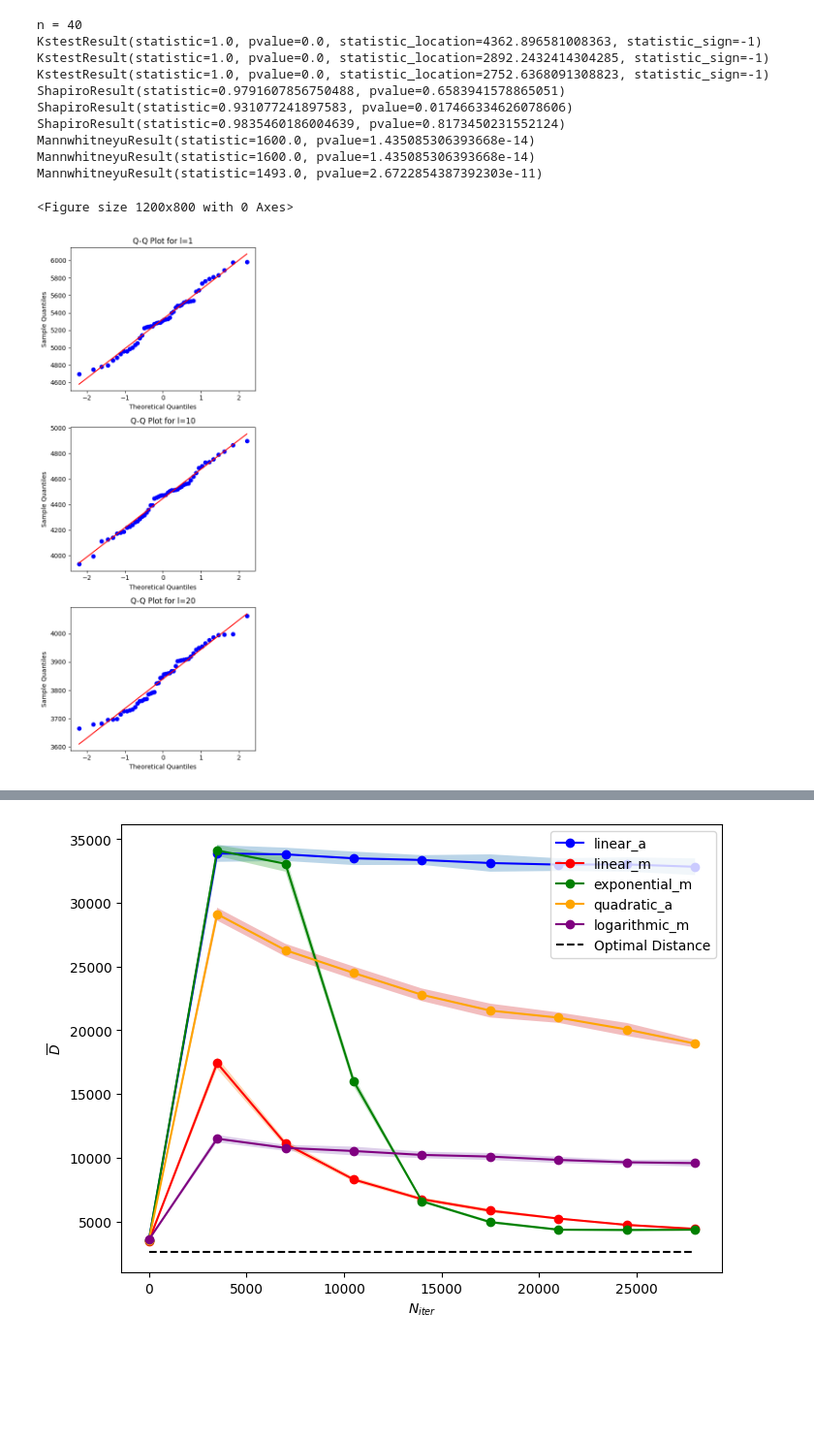
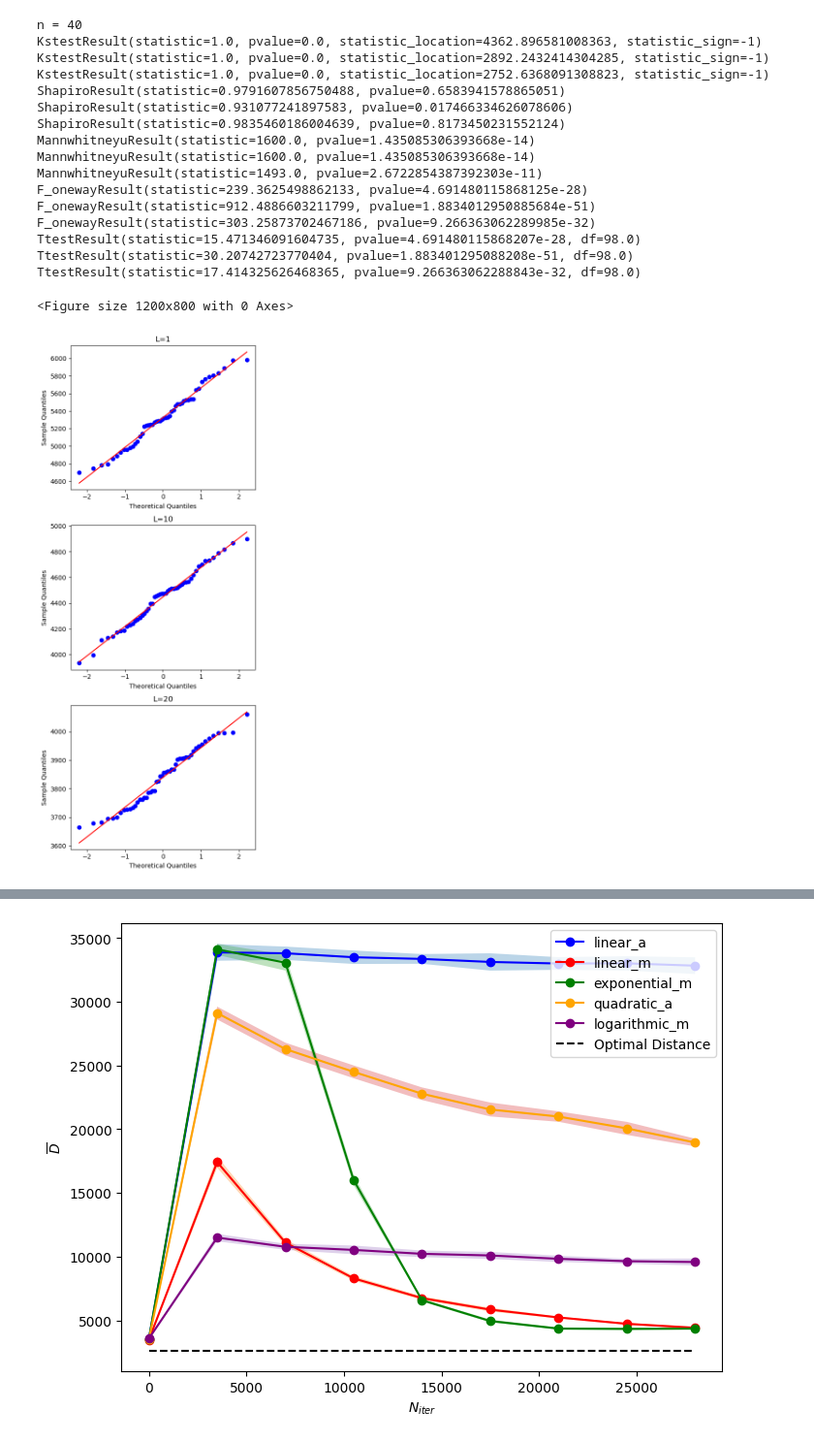
Before and after one commit to Foundnation/Stochastic-Simulation, a Jupyter notebook: TSM/analyse_data.ipynb, the cells around one changed output, grey strips where cells are left out. Shown at 97% size. Drawn from its saved outputs; the diff is of its cells as text; code cells hidden in the pictures; blank space fills up the shorter version.

Commit message:
corrections to plots2

```diff
--- a/TSM/analyse_data.ipynb
+++ b/TSM/analyse_data.ipynb
@@ -119,6 +119,20 @@ for i in range(len(final_dists_perm_operators)):
             data2 = final_dists_perm_operators[j]
             print(stats.mannwhitneyu(data1, data2))
 
+for i in range(len(final_dists_perm_operators)):
+    for j in range(i, len(final_dists_perm_operators)):
+        if i != j:
+            data1 = final_dists_perm_operators[i]
+            data2 = final_dists_perm_operators[j]
+            print(stats.f_oneway(data1, data2))
+
+for i in range(len(final_dists_perm_operators)):
+    for j in range(i, len(final_dists_perm_operators)):
+        if i != j:
+            data1 = final_dists_perm_operators[i]
+            data2 = final_dists_perm_operators[j]
+            print(stats.ttest_ind(data1, data2))
+
 fig, axs = plt.subplots(3, 1, figsize=(5, 12))  # 3 rows, 1 column
 
 for idx, data in enumerate(final_dists_perm_operators):
@@ -187,35 +207,55 @@ for i in range(len(final_dists_chain_length)):
             data1 = final_dists_chain_length[i]
             data2 = final_dists_chain_length[j]
             print(stats.mannwhitneyu(data1, data2))
 
+for i in range(len(final_dists_perm_operators)):
+    for j in range(i, len(final_dists_perm_operators)):
+        if i != j:
+            data1 = final_dists_perm_operators[i]
+            data2 = final_dists_perm_operators[j]
+            print(stats.f_oneway(data1, data2))
+
+for i in range(len(final_dists_perm_operators)):
+    for j in range(i, len(final_dists_perm_operators)):
+        if i != j:
+            data1 = final_dists_perm_operators[i]
+            data2 = final_dists_perm_operators[j]
+            print(stats.ttest_ind(data1, data2))
+
 plt.figure(figsize=(12, 8))
 
 fig, axs = plt.subplots(3, 1, figsize=(5, 12))  # 3 rows, 1 column
 
 for idx, data in enumerate(final_dists_perm_operators):
     stats.probplot(data, dist="norm", plot=axs[idx])
-    axs[idx].set_title(f'Q-Q Plot for l={labels[idx]}')
+    axs[idx].set_title(f'L={labels[idx]}')
     axs[idx].set_xlabel('Theoretical Quantiles')
     axs[idx].set_ylabel('Sample Quantiles')
 
 plt.tight_layout()
 plt.savefig('figures/chain_length_qq.png', dpi=300)
 plt.show()
 
 plot_pairwise_ttest(final_dists_perm_operators, labels)
 # %% [output]
 n = 40
 KstestResult(statistic=1.0, pvalue=0.0, statistic_location=4362.896581008363, statistic_sign=-1)
 KstestResult(statistic=1.0, pvalue=0.0, statistic_location=2892.2432414304285, statistic_sign=-1)
 KstestResult(statistic=1.0, pvalue=0.0, statistic_location=2752.6368091308823, statistic_sign=-1)
 ShapiroResult(statistic=0.9791607856750488, pvalue=0.6583941578865051)
 ShapiroResult(statistic=0.931077241897583, pvalue=0.017466334626078606)
 ShapiroResult(statistic=0.9835460186004639, pvalue=0.8173450231552124)
 MannwhitneyuResult(statistic=1600.0, pvalue=1.435085306393668e-14)
 MannwhitneyuResult(statistic=1600.0, pvalue=1.435085306393668e-14)
 MannwhitneyuResult(statistic=1493.0, pvalue=2.6722854387392303e-11)
+F_onewayResult(statistic=239.3625498862133, pvalue=4.691480115868125e-28)
+F_onewayResult(statistic=912.4886603211799, pvalue=1.8834012950885684e-51)
+F_onewayResult(statistic=303.25873702467186, pvalue=9.266363062289985e-32)
+TtestResult(statistic=15.471346091604735, pvalue=4.691480115868207e-28, df=98.0)
+TtestResult(statistic=30.20742723770404, pvalue=1.883401295088208e-51, df=98.0)
+TtestResult(statistic=17.414325626468365, pvalue=9.266363062288843e-32, df=98.0)
 <Figure size 1200x800 with 0 Axes>
-[figure, old version]
+[figure, new version]
 [figure]
 # %%
 labels = ['linear_a', 'linear_m', 'exponential_m', 'quadratic_a', 'logarithmic_m']
```
Also changed, not shown: parts of 2 cells of this notebook, 1 other file.
